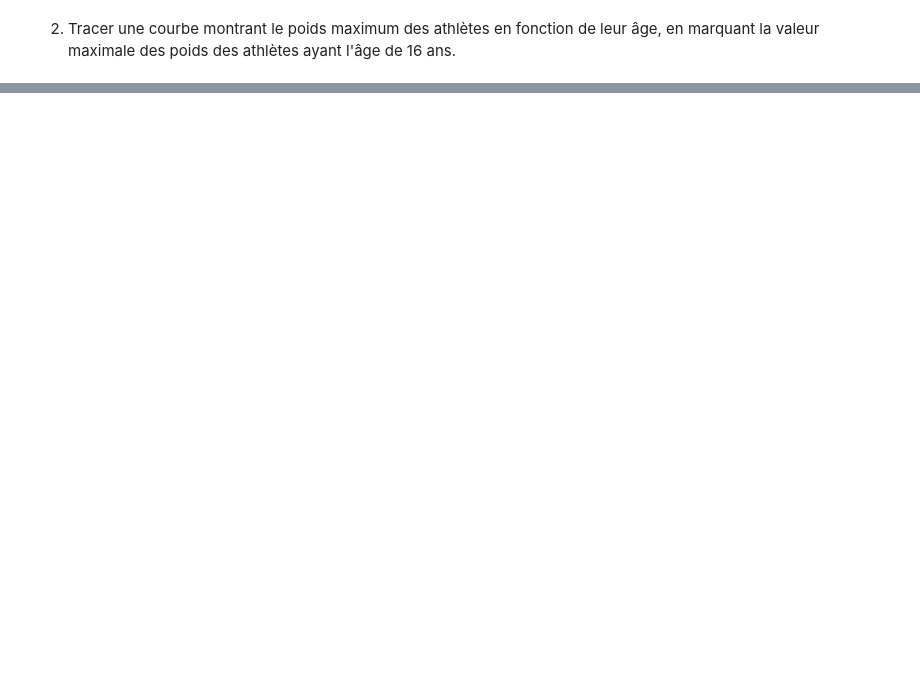
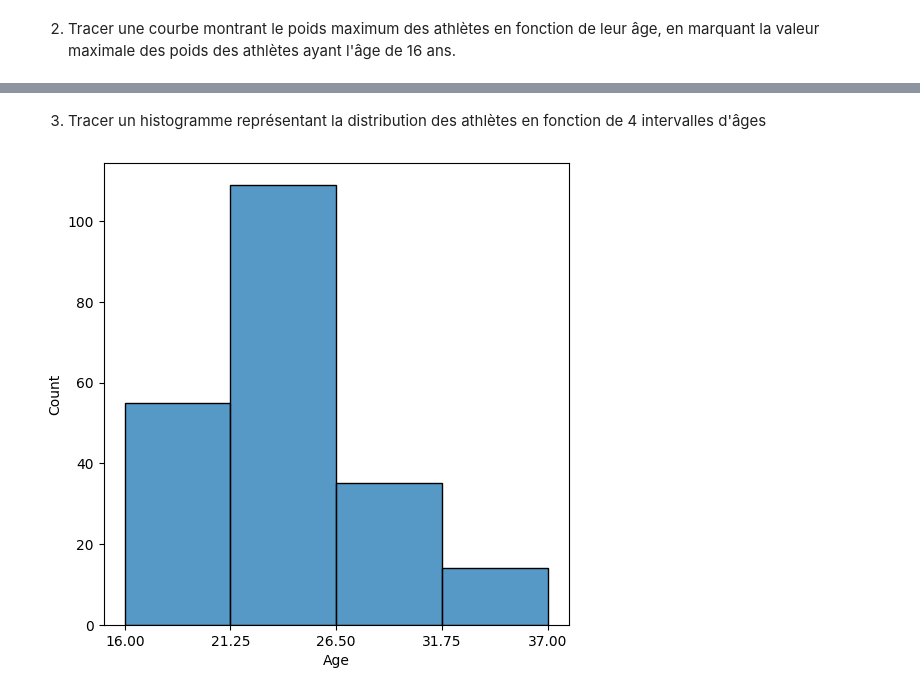
Before and after one commit to waterflow80/machine-learning, a Jupyter notebook: tp1.1.ipynb, the cells around one changed output, grey strips where cells are left out. Cells and saved outputs as stored; diff of their text form; code cells hidden in the pictures; blank space fills up the shorter version.

```diff
--- a/tp1.1.ipynb
+++ b/tp1.1.ipynb
@@ -187,0 +218,11 @@ plt.subplot
+# %% [markdown]
+3. Tracer un histogramme représentant la distribution des athlètes en fonction de 4 intervalles d'âges
+# %%
+import seaborn as sns
+plt.figure(figsize=(6,6))
+sns.histplot(x="Age", data=df_athlete, bins=4)
+xticks = np.linspace(df_athlete['Age'].min(), df_athlete['Age'].max(), 5)
+plt.xticks(xticks)
+plt.show()
+# %% [output]
+[figure, added]
```
Also changed, not shown: parts of 9 cells of this notebook.
